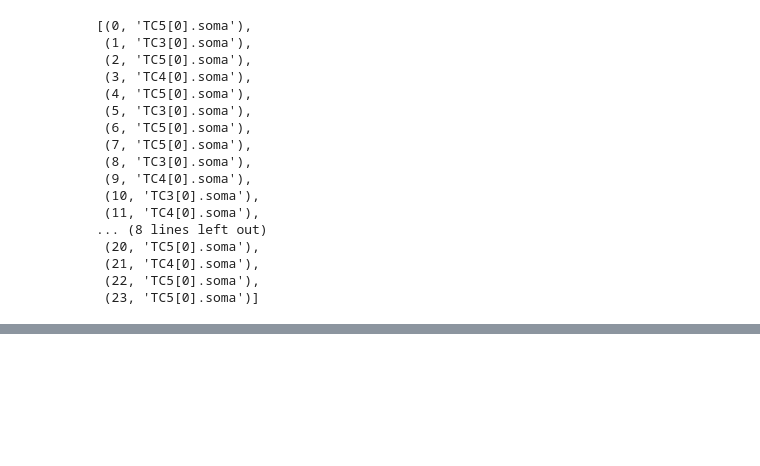
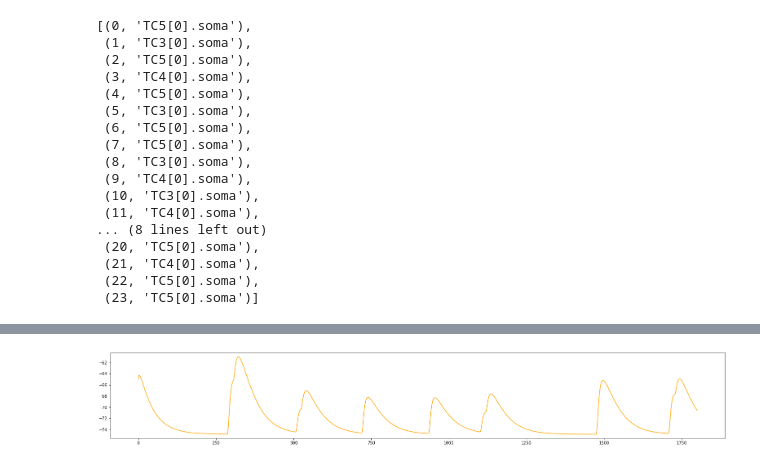
Before and after one commit to ellismith/OlfactoryBulb, a Jupyter notebook: results/parse_outputs.ipynb, the cells around one changed output, grey strips where cells are left out. Cells and saved outputs as stored; diff of their text form; code cells hidden in the pictures; blank space fills up the shorter version.

```diff
--- a/results/parse_outputs.ipynb
+++ b/results/parse_outputs.ipynb
@@ -94,0 +156,22 @@ for cell, t, v in soma_vs:
+# %%
+# 54
+fig_width = 27
+plt.subplots(figsize=(fig_width, len(soma_vs)*0.02))
+
+i = 0
+j = 0
+for cell, t, v in soma_vs:
+    # if 'MC' in cell:
+    #     col = 'blue'
+    # if 'TC' in cell:
+    #     col = 'red'
+    if 'GC' in cell:
+        col = 'orange'
+        j += 1
+
+    if j == 74:
+        plt.plot(t,np.array(v),col,label=cell)
+    # ax[0].plot(t,np.array(v)+i,col,label=cell)
+    i += 100
+# %% [output]
+[figure, added]
```
Also changed, not shown: parts of 7 cells of this notebook, 43 other files.
